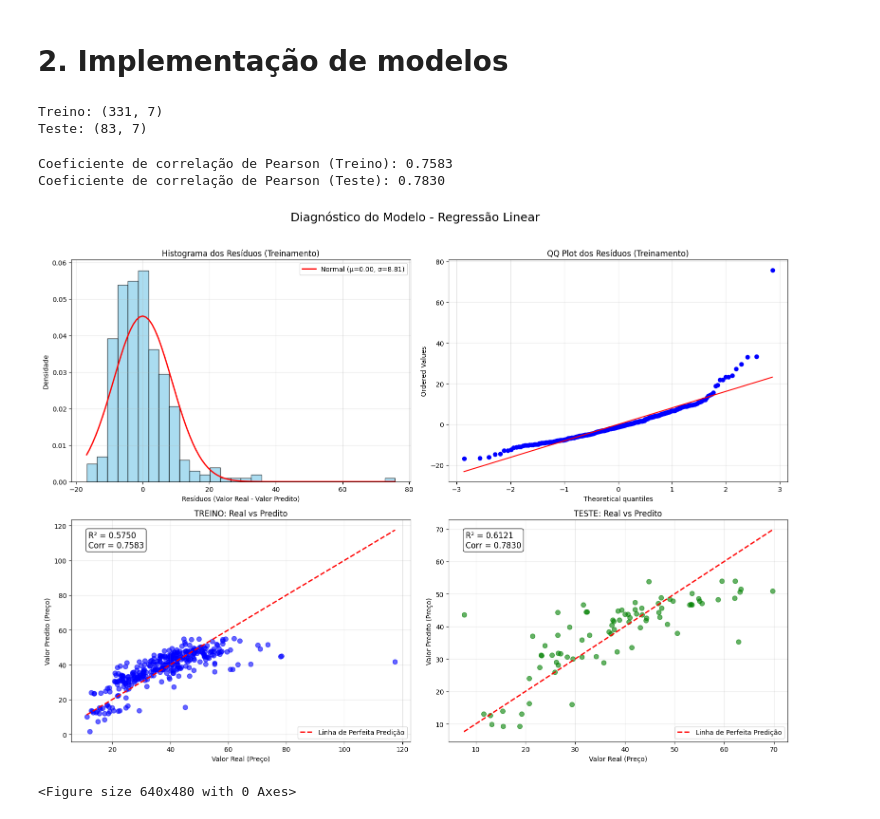
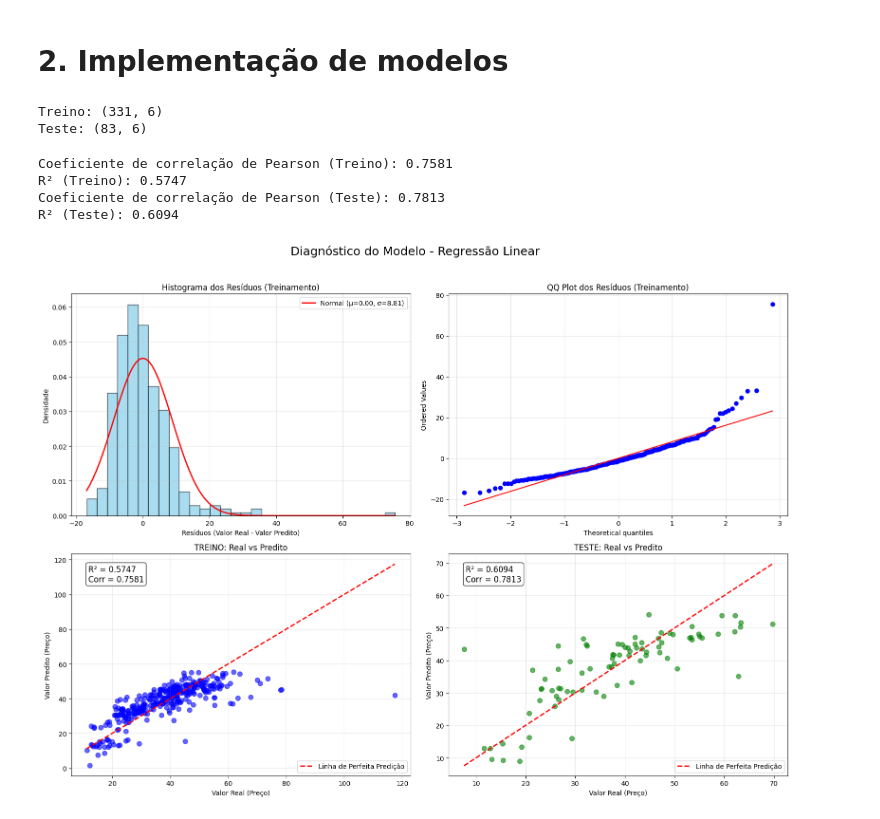
Before and after one commit to GuilherLRO/inteligencia_computacional_aplicada, a Jupyter notebook: assigment_1_solution.ipynb, the cells around one changed output. Drawn from its saved outputs; the diff is of its cells as text; code cells hidden in the pictures.

```diff
--- a/assigment_1_solution.ipynb
+++ b/assigment_1_solution.ipynb
@@ -105,7 +104,7 @@ plt.show()
 # %% [markdown]
 # 2. Implementação de modelos
 # %%
-X = df.iloc[:, :-1]  # Todas as colunas exceto a última
+X = df.drop('No', axis = 1).iloc[:, :-1]  # Todas as colunas exceto a última
 y = df.iloc[:, -1]   # Última coluna (preço)
 
 # Dividir em treino (80%) e teste (20%)
@@ -119,20 +118,21 @@ X_test_scaled = scaler.transform(X_test)
 print(f"Treino: {X_train.shape}")
 print(f"Teste: {X_test.shape}")
 # %% [output]
-Treino: (331, 7)
-Teste: (83, 7)
+Treino: (331, 6)
+Teste: (83, 6)
 # %%
 # Regressão Linear
 lr_model = LinearRegression()
 lr_model.fit(X_train, y_train)
 lr_train_pred = lr_model.predict(X_train)
 lr_test_pred = lr_model.predict(X_test)
-plot_regression_diagnostics(y_train = y_train, y_train_pred = lr_train_pred, y_test = y_test, y_test_pred = lr_test_pred, title = 'Regressão Linear')
+lr_corr_train, lr_corr_test, lr_r2_train, lr_r2_test = plot_regression_diagnostics(y_train = y_train, y_train_pred = lr_train_pred, y_test = y_test, y_test_pred = lr_test_pred, title = 'Regressão Linear')
 # %% [output]
-Coeficiente de correlação de Pearson (Treino): 0.7583
-Coeficiente de correlação de Pearson (Teste): 0.7830
+Coeficiente de correlação de Pearson (Treino): 0.7581
+R² (Treino): 0.5747
+Coeficiente de correlação de Pearson (Teste): 0.7813
+R² (Teste): 0.6094
-[figure, old version]
+[figure, new version]
-<Figure size 640x480 with 0 Axes>
 # %%
 #Regressão Polinomial
 
```
Also changed, not shown: parts of 8 cells of this notebook, 4 other files.
